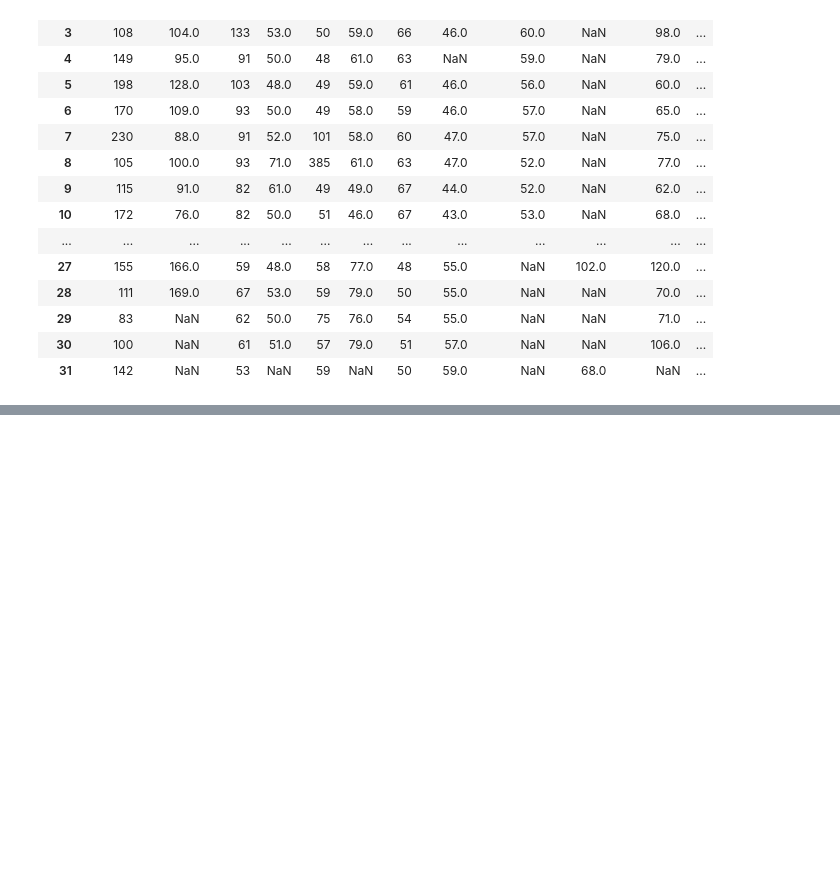
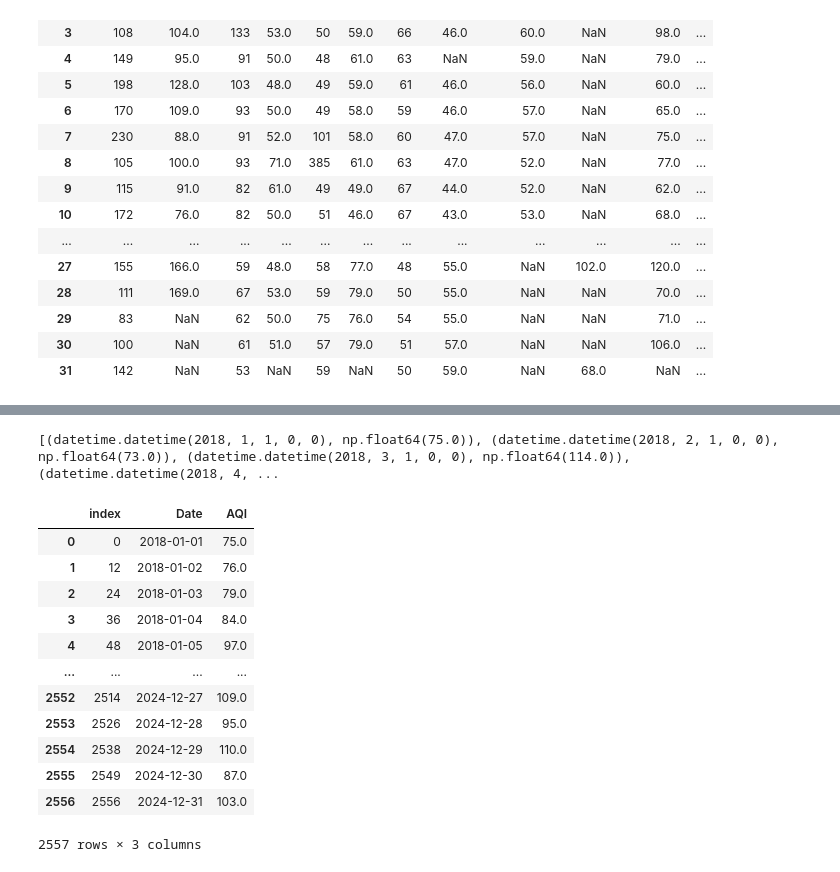
Before and after one commit to orkatoons/pune-aqi-predictor, a Jupyter notebook: notebooks/Data-ingestion.ipynb, the cells around one changed output, grey strips where cells are left out. Saved outputs shown, nothing was run; the diff lists cells and outputs as text; code cells hidden in the pictures; blank space fills up the shorter version.

Commit message:
Changelog 8 Sept 2025
-- Processes both Weather and AQI Data
-- Merged Both Datasets to create processed.csv

```diff
--- a/notebooks/Data-ingestion.ipynb
+++ b/notebooks/Data-ingestion.ipynb
@@ -161,0 +195,15 @@ Date doesn't exist going to next
+# %%
+for year in years:
+    df = pd.read_excel(f"../data/raw/AQI-{year}.xlsx", index_col=0)
+    if year in drop_from_years:
+        print("Dropping", df.tail(10).index)
+        df.drop(df.tail(10).index, inplace=True)
+    for date, month_aqi in df.iterrows():
+        for month in months:
+            aqi = month_aqi[month]
+            month_num = month_to_num[month]
+            try: #Use try-catch loop to avoid nan's on months which don't have 31 days
+                x = datetime(year,month_num,date)
+                all_aqi_data.append((x, aqi))
+            except Exception as e:
+                pass
@@ -161,0 +231,26 @@ Date doesn't exist going to next
+# %%
+print(all_aqi_data[0:10])
+# %% [output]
+[(datetime.datetime(2018, 1, 1, 0, 0), np.float64(75.0)), (datetime.datetime(2018, 2, 1, 0, 0), np.float64(73.0)), (datetime.datetime(2018, 3, 1, 0, 0), np.float64(114.0)), (datetime.datetime(2018, 4, ...
+# %%
+data = pd.DataFrame(all_aqi_data, columns=["Date", "AQI"])
+# %%
+data.sort_values(by="Date", inplace=True)
+# %%
+file_to_export = data.reset_index()
+# %%
+file_to_export
+# %% [output]
+|  | index | Date | AQI |
+| 0 | 0 | 2018-01-01 | 75.0 |
+| 1 | 12 | 2018-01-02 | 76.0 |
+| 2 | 24 | 2018-01-03 | 79.0 |
+| 3 | 36 | 2018-01-04 | 84.0 |
+| 4 | 48 | 2018-01-05 | 97.0 |
+| ... | ... | ... | ... |
+| 2552 | 2514 | 2024-12-27 | 109.0 |
+| 2553 | 2526 | 2024-12-28 | 95.0 |
+| 2554 | 2538 | 2024-12-29 | 110.0 |
+| 2555 | 2549 | 2024-12-30 | 87.0 |
+| 2556 | 2556 | 2024-12-31 | 103.0 |
+2557 rows × 3 columns
```
Also changed, not shown: parts of 13 cells of this notebook, 4 other files.
